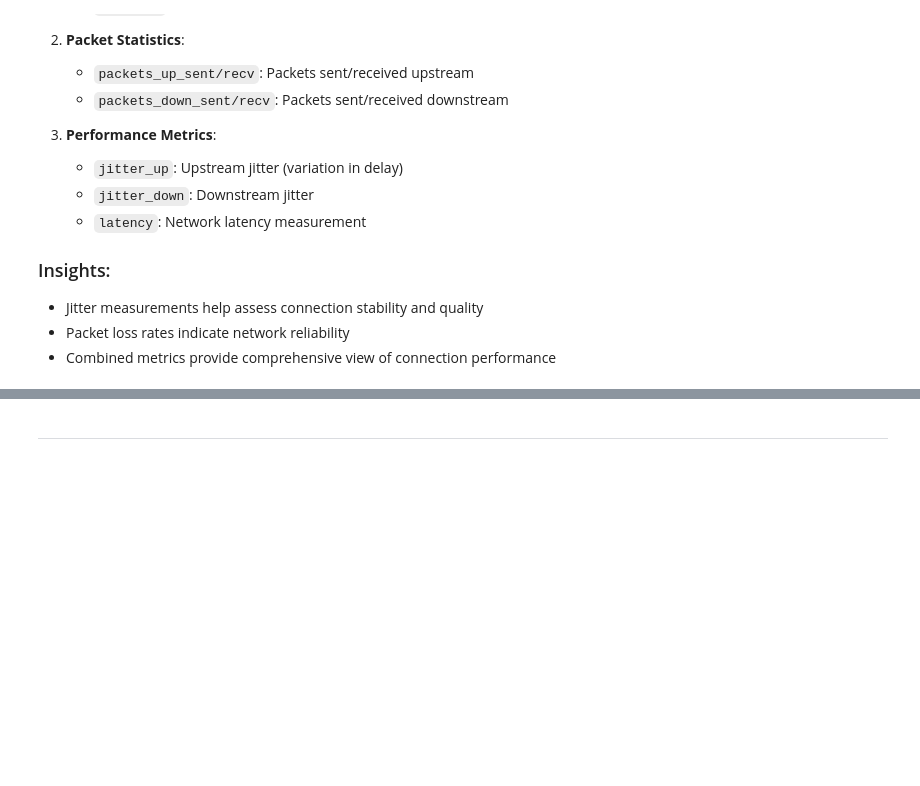
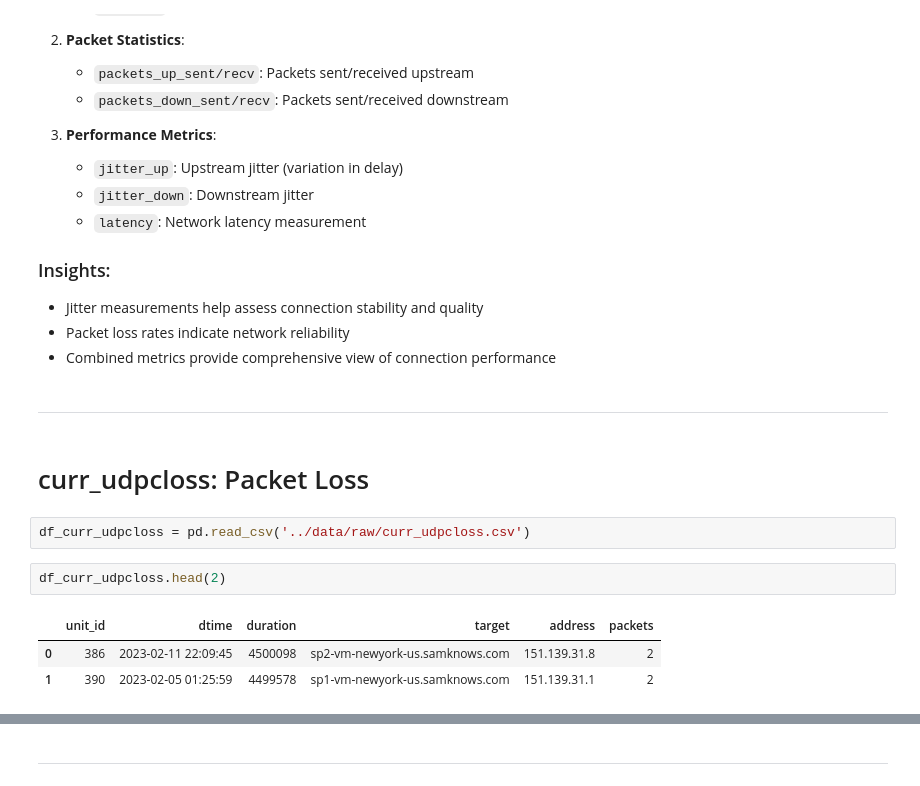
Before and after one commit to Mohammed-abdulaziz-eisa/WBS-MBA, a Jupyter notebook: notebooks/01_data_exploration.ipynb, the cells around one changed output, grey strips where cells are left out. Cells and saved outputs as stored; diff of their text form; blank space fills up the shorter version.

```diff
--- a/notebooks/01_data_exploration.ipynb
+++ b/notebooks/01_data_exploration.ipynb
@@ -303,3 +354,15 @@ The UDP jitter datasets (`curr_udpjitter.csv` and `curr_udpjitter6.csv`) measure
 - Jitter measurements help assess connection stability and quality
 - Packet loss rates indicate network reliability
 - Combined metrics provide comprehensive view of connection performance
+# %% [markdown]
+----
+# %% [markdown]
+# curr_udpcloss: Packet Loss
+# %%
+df_curr_udpcloss = pd.read_csv('../data/raw/curr_udpcloss.csv')
+# %%
+df_curr_udpcloss.head(2)
+# %% [output]
+|  | unit_id | dtime | duration | target | address | packets |
+| 0 | 386 | 2023-02-11 22:09:45 | 4500098 | sp2-vm-newyork-us.samknows.com | 151.139.31.8 | 2 |
+| 1 | 390 | 2023-02-05 01:25:59 | 4499578 | sp1-vm-newyork-us.samknows.com | 151.139.31.1 | 2 |
```
Also changed, not shown: parts of 33 cells of this notebook.
